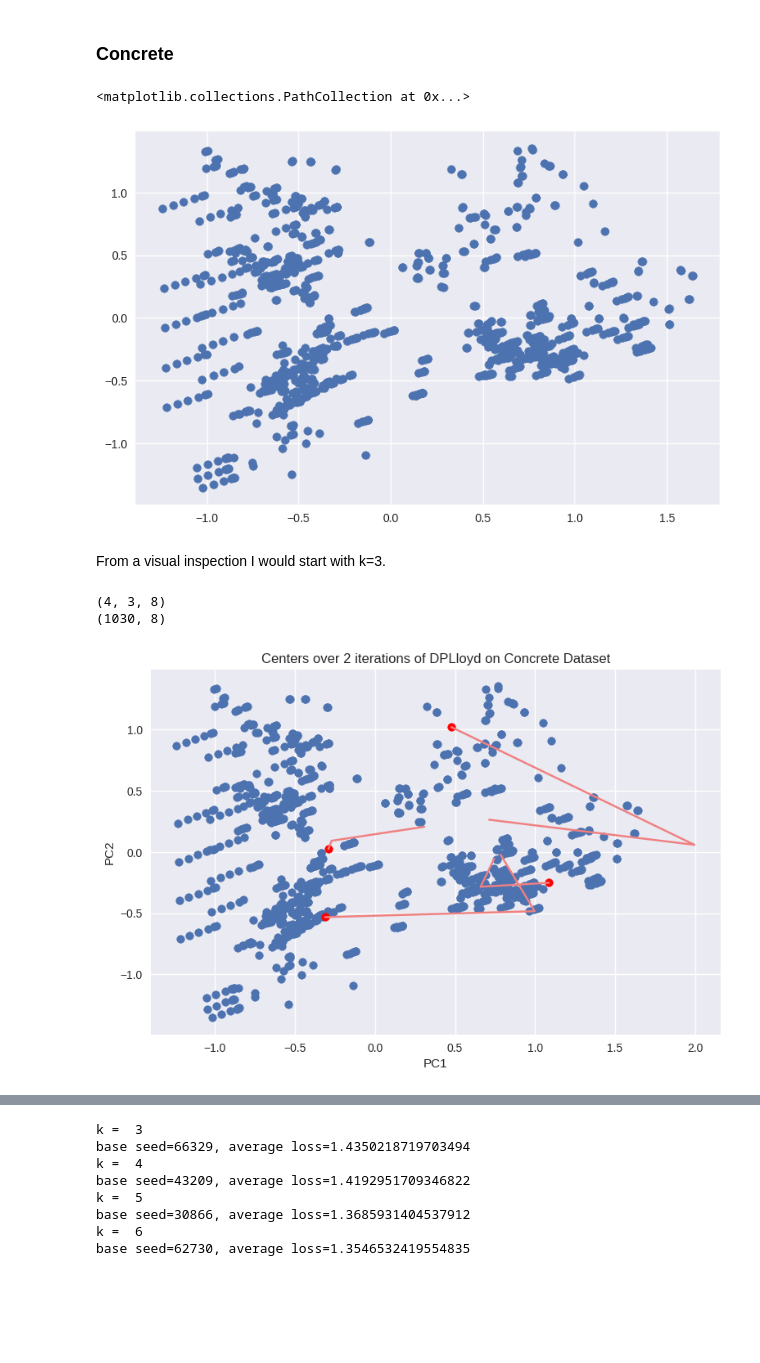
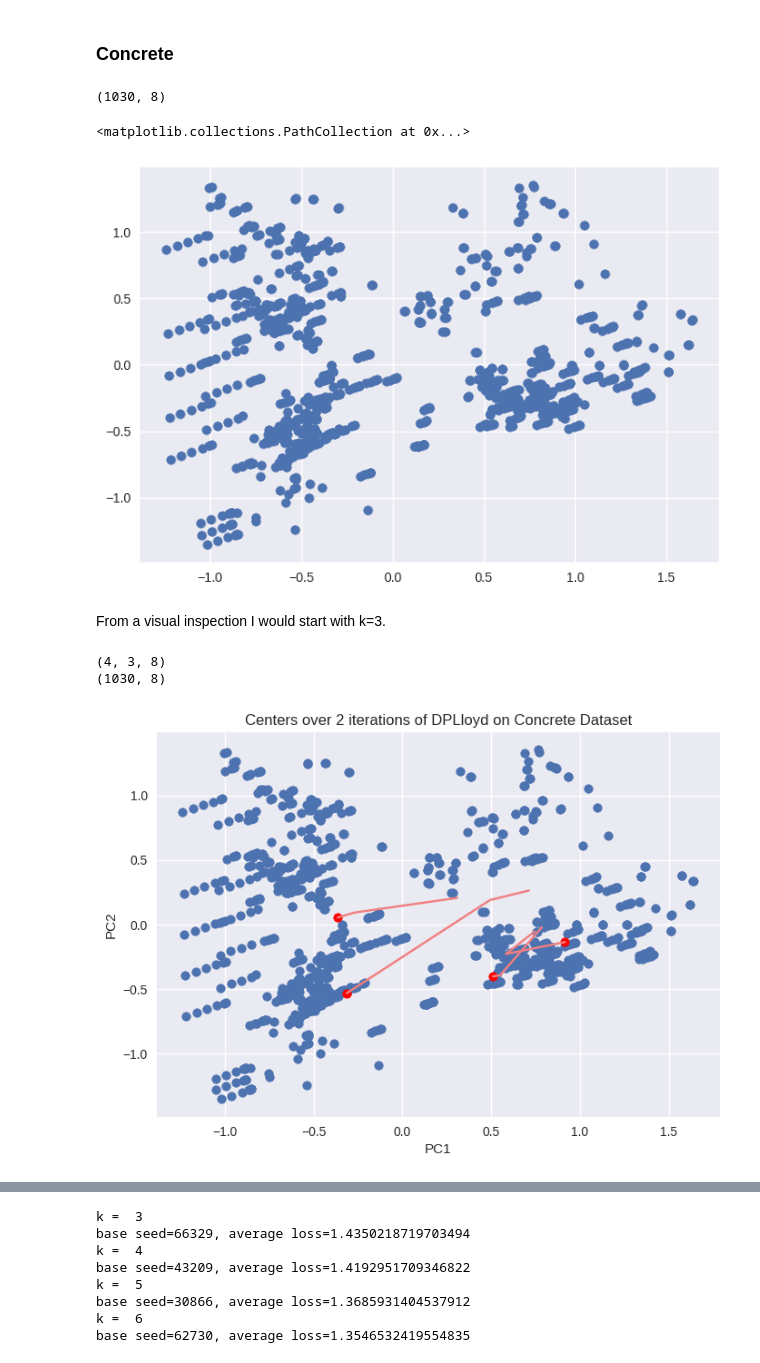
Before and after one commit to amy-ln/dpclustering, a Jupyter notebook: dplloyd-experiment.ipynb, the cells around one changed output, grey strips where cells are left out. Cells and saved outputs as stored; diff of their text form; code cells hidden in the pictures; blank space fills up the shorter version.

```diff
--- a/dplloyd-experiment.ipynb
+++ b/dplloyd-experiment.ipynb
@@ -22,5 +22,6 @@ from sklearn.decomposition import PCA
 
 master_rng = np.random.default_rng(42)
 print(plt.style.available)
+plt.style.use('seaborn-v0_8')
 # %% [output]
 ['Solarize_Light2', '_classic_test_patch', '_mpl-gallery', '_mpl-gallery-nogrid', 'bmh', 'classic', 'dark_background', 'fast', 'fivethirtyeight', 'ggplot', 'grayscale', 'petroff10', 'seaborn-v0_8', 's ...
@@ -370,44 +460,46 @@ KeyboardInterrupt:
 ### Concrete
 # %%
 concrete = np.load("datasets/concrete.npy")
+print(concrete.shape)
 
 concrete_pca = PCA(n_components=2)
 concrete_2d = concrete_pca.fit_transform(concrete)
 
 plt.scatter(concrete_2d[:,0], concrete_2d[:,1])
 # %% [output]
-<matplotlib.collections.PathCollection at 0x...>
+(1030, 8)
+<matplotlib.collections.PathCollection at 0x...>
-[figure, old version]
+[figure, new version]
 # %% [markdown]
 From a visual inspection I would start with k=3.
 # %%
-p = PrivacyBudget(epsilon=1, method="dichotomy", total_iter=2)
+p = PrivacyBudget(epsilon=1, method="uniform", total_iter=2)
 centers = np.array(dplloyd(k=4, X=concrete, n_iter=2, priv=p, seed=535353, return_steps=True))
 reshaped_centers = centers.transpose(1,0,2)
 
 print(reshaped_centers.shape)
 print(concrete.shape)
 
 c = [reshaped_centers[n,:,:] for n in range(4)]
 centers_2d = [concrete_pca.transform(d) for d in c]
 
 #non_private_centers = KMeans(n_clusters=5).fit(concrete).cluster_centers_
 #non_private_centers_2d = concrete_pca.transform(non_private_centers)
 
 plt.scatter(concrete_2d[:,0], concrete_2d[:,1])
 #plt.scatter(non_private_centers_2d[:,0], non_private_centers_2d[:,1], c="yellow")
 for x in centers_2d:
     plt.plot(x[:,0], x[:,1], c="lightcoral")
     plt.scatter(x[-1,0], x[-1,1], c="red")
 
 plt.title("Centers over 2 iterations of DPLloyd on Concrete Dataset")
 plt.xlabel("PC1")
 plt.ylabel("PC2")
 plt.show()
 # %% [output]
 (4, 3, 8)
 (1030, 8)
-[figure, old version]
+[figure, new version]
 # %%
 data = np.load("datasets/concrete.npy")
 
```
Also changed, not shown: parts of 14 cells of this notebook, 6 other files.
